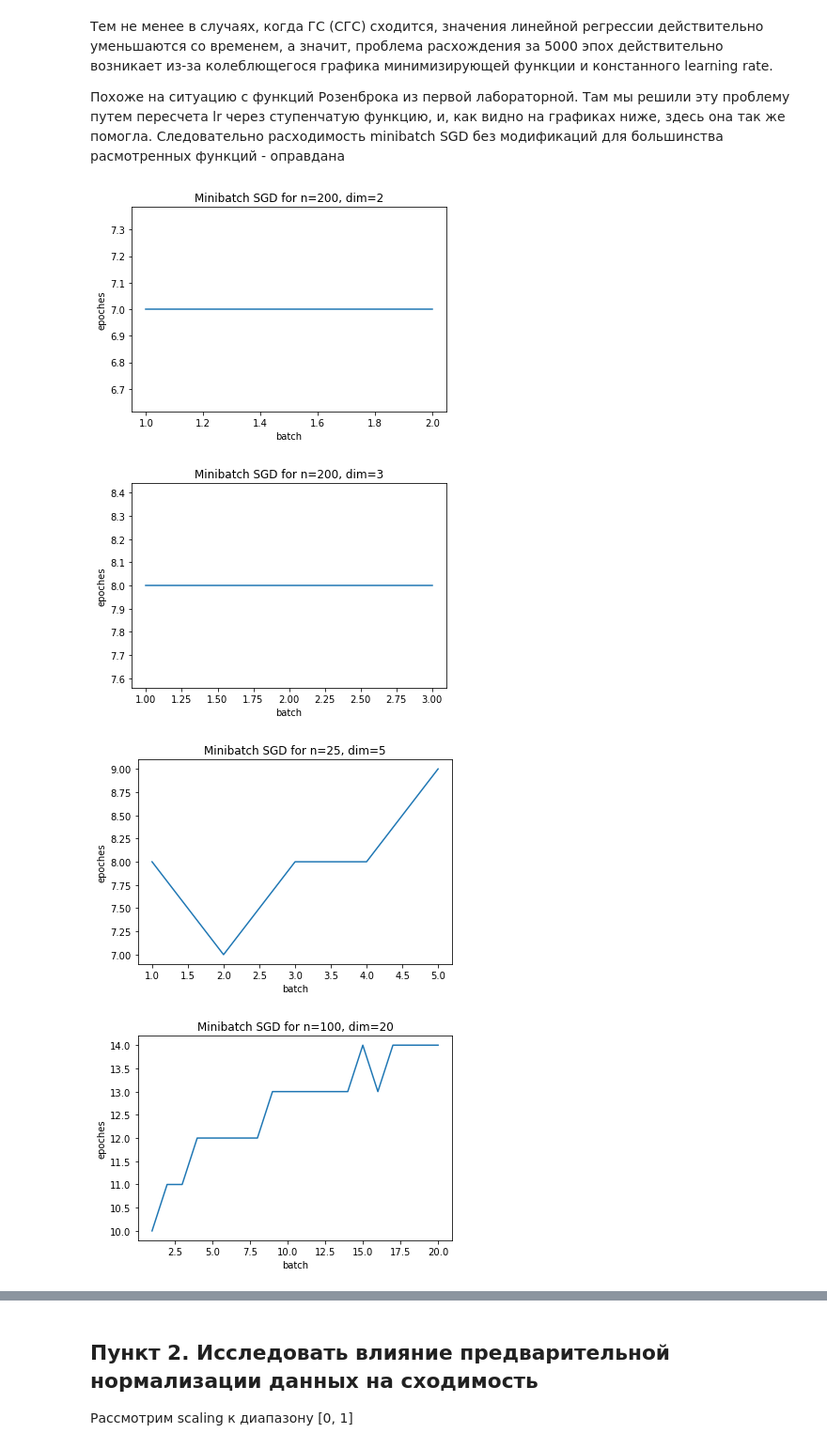
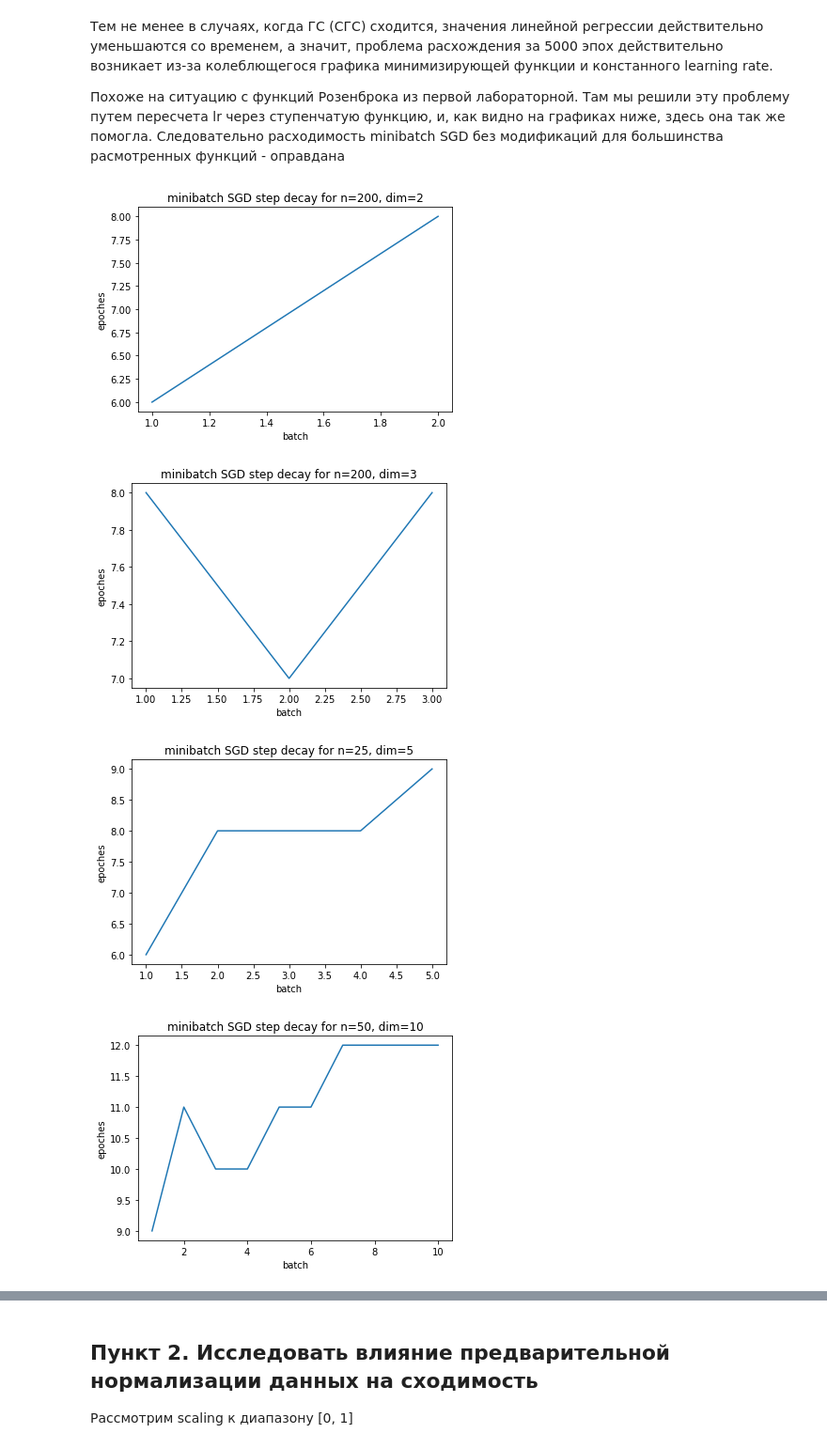
Before and after one commit to Volodka22/MetOpt, a Jupyter notebook: lab2/linear-regression.ipynb, the cells around one changed output, grey strips where cells are left out. Shown at 94% size. Saved outputs shown, nothing was run; the diff lists cells and outputs as text; code cells hidden in the pictures.

```diff
--- a/lab2/linear-regression.ipynb
+++ b/lab2/linear-regression.ipynb
@@ -65,11 +69,12 @@ def create_point_set(n, dim, coords_bound, coefficients_bound, coefficients = []
         y = np.append(y, f(coefficients, x[i]))
     return point_set(n, dim, x, y)
 
+EPOCH_MAX = 5000
 input_2d = create_point_set(200, 2, 10., 2.)
 input_3d = create_point_set(200, 3, 10., 2.)
 input_small = create_point_set(25, 5, 20., 1.)
-input_large = create_point_set(100, 20, 30., 2.)
-input_wild = create_point_set(5, 10, 1000., 1.)
+input_large = create_point_set(50, 10, 30., 2.)
+input_wild = create_point_set(5, 6, 1000., 1.)
 input_custom = create_point_set(200, 2, 20, 0, [-5, 3])
 # %%
 # considered linear regression for points_set
@@ -104,12 +109,13 @@ def linear_regression_grad(points, ids, coeffs):
 #   lr - function (current_lr, epoch)
 #   eps - :)
 #   epoches - max amount of epoches
+#   _param - ignored
 # ret:
 #   [
 #       found coeffs - array of point.dim len,
 #       history - array of all epoches changes
 #   ]
-def sgd(points, batch_size, gradinet_supplier, starting_coeffs, lr, eps, epoches):
+def sgd(points, batch_size, gradinet_supplier, starting_coeffs, lr, eps, epoches, _param):
     history = list()
     order = np.asarray(range(0, points.n))
     np.random.shuffle(order)
@@ -120,8 +126,8 @@ def sgd(points, batch_size, gradinet_supplier, starting_coeffs, lr, eps, epoches
 
     for i in range(0, epoches):
         to = min(batch_index + batch_size, len(order))
+        current_lr = lr(current_lr, i)
         grad = gradinet_supplier(points, order[batch_index:to], coeffs)
-        current_lr = lr(current_lr, i)
         coeffs_step = coeffs - current_lr * grad
 
         if LA.norm(coeffs_step - coeffs) <= eps:
@@ -139,24 +145,30 @@ def sgd(points, batch_size, gradinet_supplier, starting_coeffs, lr, eps, epoches
     return [coeffs, history]
 # %%
 constant_lr = (lambda current_lr, epoch: 0.001)
+colors = ["blue", "red", "green", "orange", "purple", "yellow", "pink"]
 
 # call sgd with each possible batch_size for point_set
 #   lr - function (current_lr, epoch)
-def batch_size_analyze(points, lr = constant_lr):
-    EPOCH_MAX = 5000
+def batch_size_analyze(points, lr = constant_lr, gd = sgd, param = 0):
     epoches = np.asarray([])
     for batch in range(1, points.dim + 1):
-        result = sgd(points, batch, linear_regression_grad, np.asarray([0.] * (points.dim)), lr, 1e-6, EPOCH_MAX)
+        result = gd(points, batch, linear_regression_grad, np.asarray([0.] * (points.dim)), lr, 1e-6, EPOCH_MAX, param)
         epoches = np.append(epoches, len(result[1]))
     return epoches
 
 # print batch_size_analyze(points, lr)
-def print_batch_size_analyze(points, lr = constant_lr):
-    epoches = batch_size_analyze(points, lr)
-    plt.plot(np.linspace(1, len(epoches), len(epoches)), epoches)
+def print_batch_size_analyze(points, lr = constant_lr, gd = sgd, name='minibatch SGD', params = [0]):
+    if params == [0]:
+        epoches = batch_size_analyze(points, lr, gd = gd, param = 0)
+        plt.plot(np.linspace(1, len(epoches), len(epoches)), epoches)
+    else:
+        for i in range(0, len(params)):
+            epoches = batch_size_analyze(points, lr, gd = gd, param = params[i])
+            plt.plot(np.linspace(1, len(epoches), len(epoches)), epoches, color = colors[i % len(colors)], label = "parameter=" + str(params[i]))
+        plt.legend()
     plt.xlabel("batch")
     plt.ylabel("epoches")
-    plt.title("Minibatch SGD for n=" + str(points.n) + ", dim=" + str(points.dim))
+    plt.title(name + " for n=" + str(points.n) + ", dim=" + str(points.dim))
     plt.show()
 # %%
 # draw lin. reg. values by epoch for point_set & given batch
@@ -208,15 +218,15 @@ print_linear_regression_epochs(input_2d, 1)
 # %%
 def step_decay(lr, epoch, epochs_drop = 2, drop = 0.5):
    return lr * pow(drop, floor((1 + epoch) / epochs_drop))
 
-print_batch_size_analyze(input_2d, step_decay)
-print_batch_size_analyze(input_3d, step_decay)
-print_batch_size_analyze(input_small, step_decay)
-print_batch_size_analyze(input_large, step_decay)
-print_batch_size_analyze(input_wild, step_decay)
-print_batch_size_analyze(input_custom, step_decay)
+print_batch_size_analyze(input_2d, step_decay, name = "minibatch SGD step decay")
+print_batch_size_analyze(input_3d, step_decay, name = "minibatch SGD step decay")
+print_batch_size_analyze(input_small, step_decay, name = "minibatch SGD step decay")
+print_batch_size_analyze(input_large, step_decay, name = "minibatch SGD step decay")
+print_batch_size_analyze(input_wild, step_decay, name = "minibatch SGD step decay")
+print_batch_size_analyze(input_custom, step_decay, name = "minibatch SGD step decay")
 # %% [output]
-[figure, old version]
+[figure, new version]
-[figure, old version]
+[figure, new version]
-[figure, old version]
+[figure, new version]
-[figure, old version]
+[figure, new version]
```
Also changed, not shown: parts of 17 cells of this notebook.
